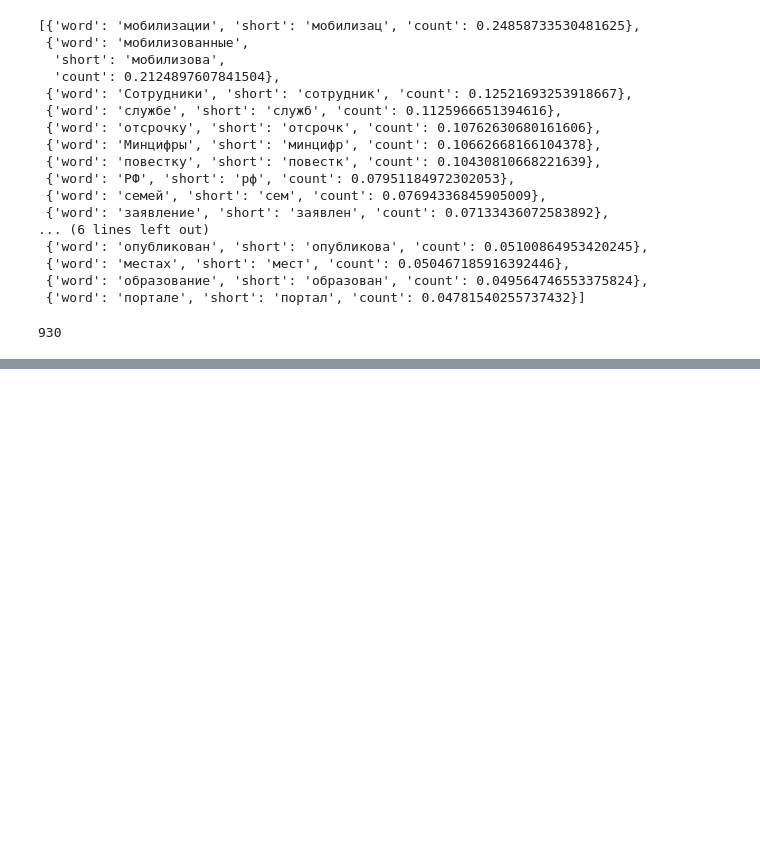
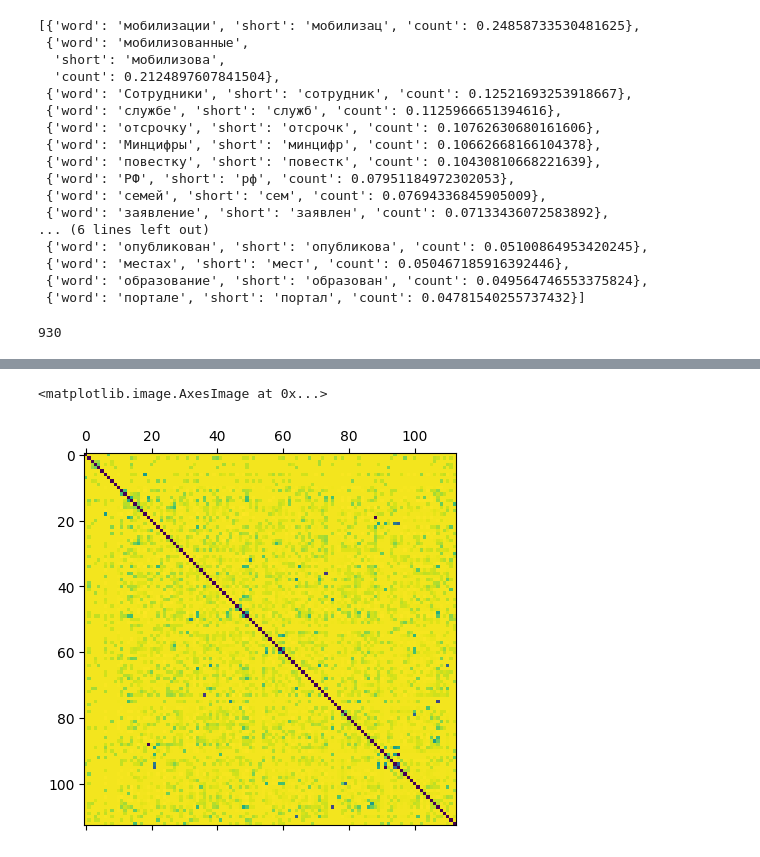
Before and after one commit to misha1sh/news, a Jupyter notebook: misha-sh-keywords-p.ipynb, the cells around one changed output, grey strips where cells are left out. Cells and saved outputs as stored; diff of their text form; code cells hidden in the pictures; blank space fills up the shorter version.

```diff
--- a/misha-sh-keywords-p.ipynb
+++ b/misha-sh-keywords-p.ipynb
@@ -351,11 +132,14 @@ for document in keyword_groups:
 # %%
 from tqdm.notebook import tqdm
-
+import math
 def dist(d1, d2):
     s = 0
     for w in d1["short"] & d2["short"]:
+        # s += 1.
+        # s += math.log2(d1["long"][w]["count"] * d2["long"][w]["count"] + 10)
         s += d1["long"][w]["count"] * d2["long"][w]["count"]
-    return max(200 - s, 0)
+    return max(500 - s, 0)
+        # return math.log2(max(300 - s, 0) + 1)
 
 
 
@@ -373,11 +157,38 @@ for i in tqdm(range(len(popular_keywords))):
             d.append(dist(document, document2))
     distances.append(d)
 
-from sklearn.cluster import DBSCAN
+# from sklearn.cluster import DBSCAN
+# import numpy as np
+# distances = np.array(distances)
+# clustering = DBSCAN(eps=3, min_samples=2, metric='precomputed').fit(distances)
+# labels = clustering.labels_
+import collections
+import hdbscan
 import numpy as np
+clusterer = hdbscan.HDBSCAN(metric='precomputed')
 distances = np.array(distances)
-clustering = DBSCAN(eps=3, min_samples=2, metric='precomputed').fit(distances)
-import collections
-counter = collections.Counter(clustering.labels_)
+clustering = clusterer.fit(distances)
+
+def clustering_score(labels):
+    score = 0
+    counter = collections.Counter(labels)
+    for label, count in counter.most_common(100):
+        if label == -1: continue
+        if count > 10 and count < 30:
+            score += 2
+        score += 1
+    return score
+
+clustering_scores = []
+for i in range(0, 500):
+    labels = clustering.single_linkage_tree_.get_clusters(i, min_cluster_size=3)
+    score = clustering_score(labels)
+    clustering_scores.append(score)
+
+i = np.argmax(clustering_scores)
+print("oprimal_clustering", i)
+labels = clustering.single_linkage_tree_.get_clusters(i, min_cluster_size=3)
+
+counter = collections.Counter(labels)
 counter
 # %% [output]
@@ -542,0 +267,6 @@ cluster:  11  count= 13
+# %%
+import matplotlib.pyplot as plt
+plt.matshow(distances)
+# %% [output]
+<matplotlib.image.AxesImage at 0x...>
+[figure, added]
```
Also changed, not shown: parts of 14 cells of this notebook, 7 other files.
